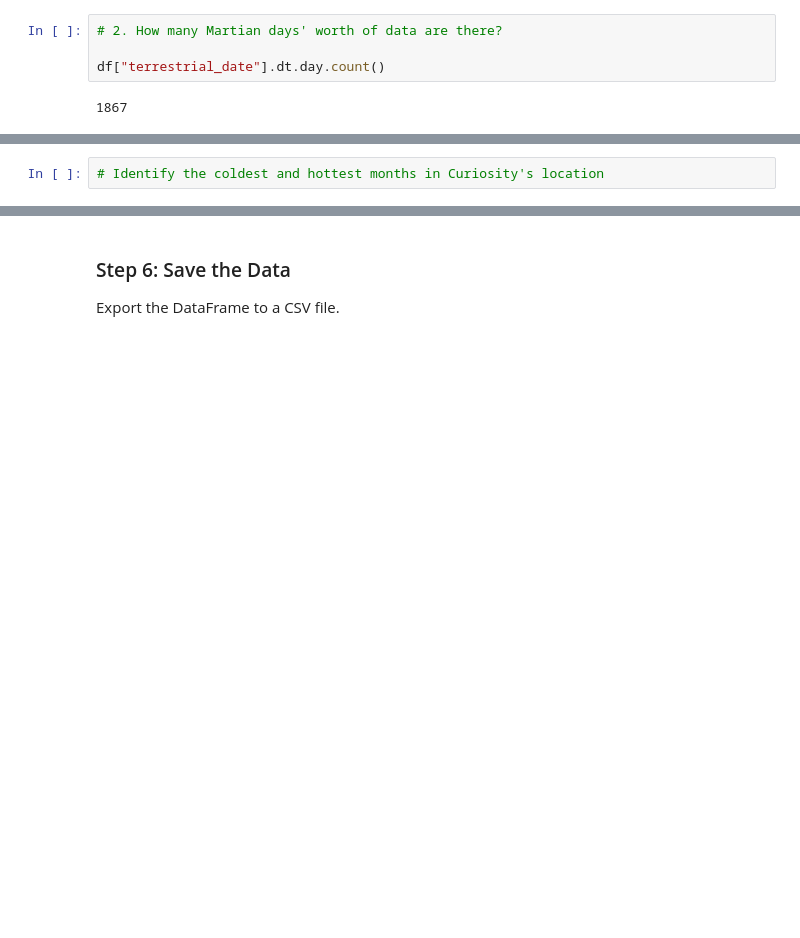
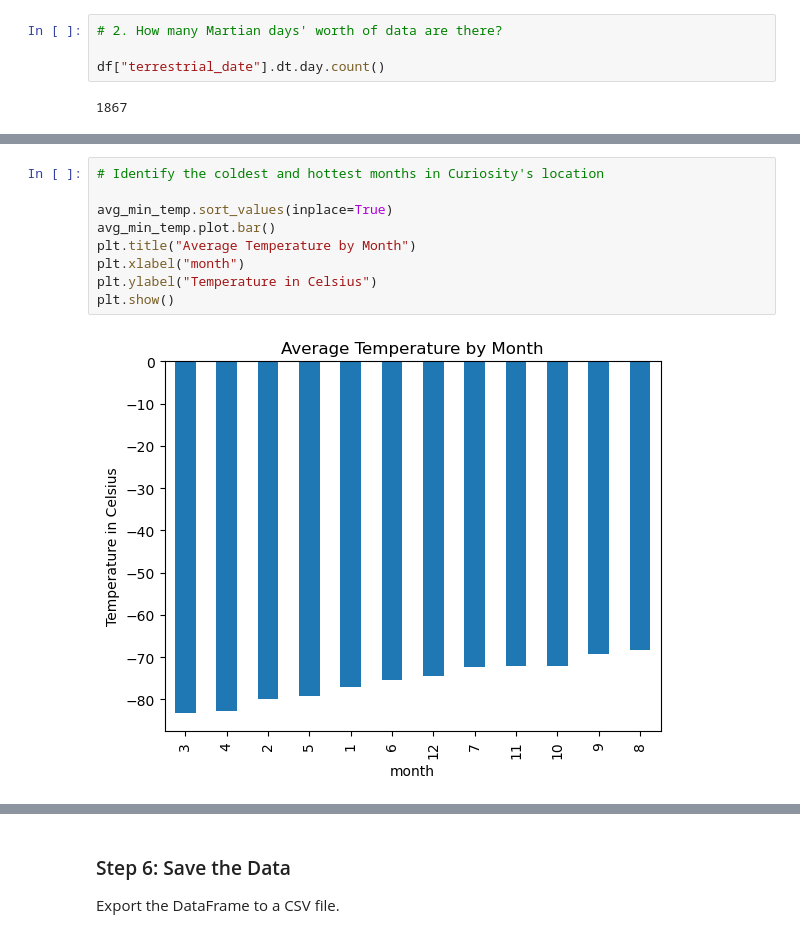
Before and after one commit to UzmaSayyeda/A-Web-Scraping-Journey-to-Mars, a Jupyter notebook: part_02_mars_weather.ipynb, the cells around one changed output, grey strips where cells are left out. Saved outputs shown, nothing was run; the diff lists cells and outputs as text; blank space fills up the shorter version.

```diff
--- a/part_02_mars_weather.ipynb
+++ b/part_02_mars_weather.ipynb
@@ -212,4 +221,13 @@ Name: min_temp, dtype: float64
 # %%
 # Identify the coldest and hottest months in Curiosity's location
+
+avg_min_temp.sort_values(inplace=True)
+avg_min_temp.plot.bar()
+plt.title("Average Temperature by Month")
+plt.xlabel("month")
+plt.ylabel("Temperature in Celsius")
+plt.show()
+# %% [output]
+[figure, added]
 # %%
 # 4. Average pressure by Martian month
```
Also changed, not shown: parts of 12 cells of this notebook, 1 other file.
